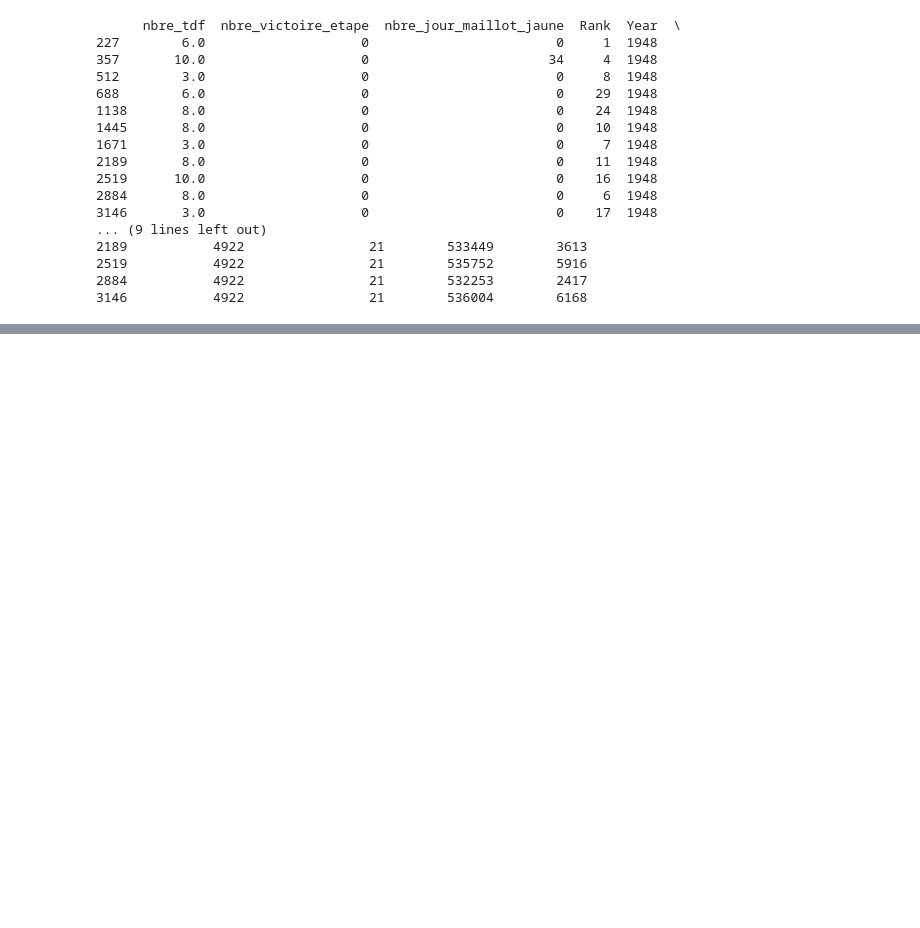
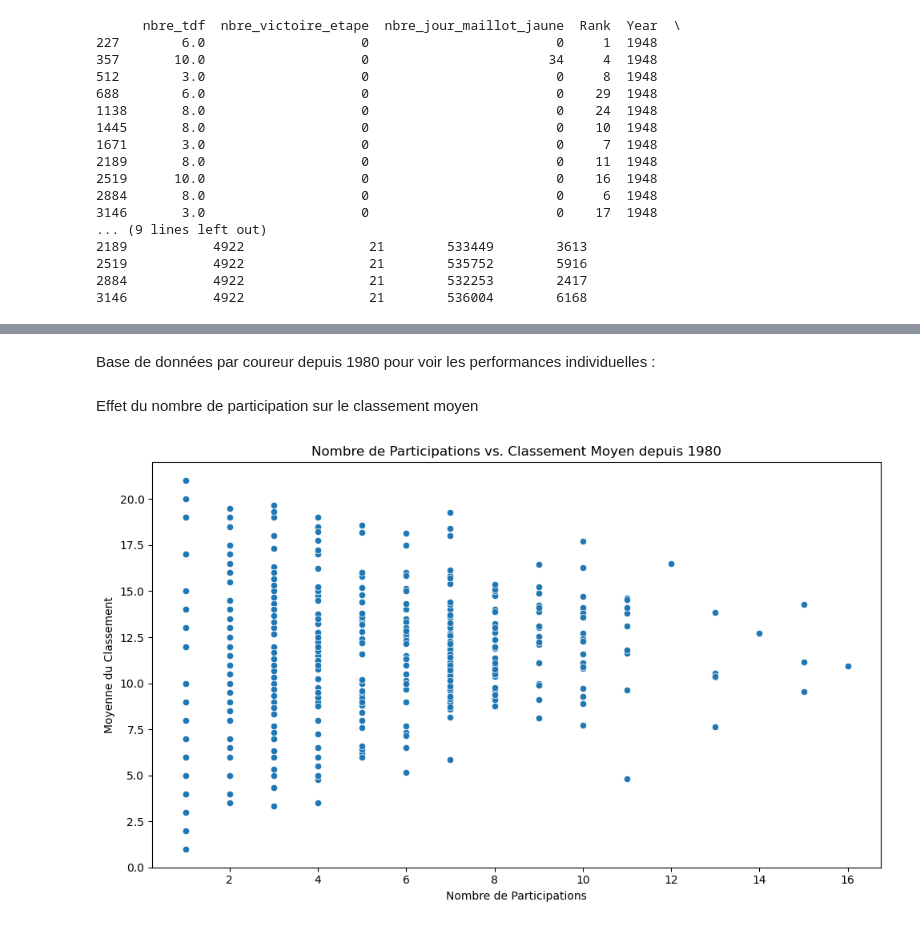
Before and after one commit to edequercize/Projet-Python, a Jupyter notebook: test_merge.ipynb, the cells around one changed output, grey strips where cells are left out. Drawn from its saved outputs; the diff is of its cells as text; code cells hidden in the pictures; blank space fills up the shorter version.

```diff
--- a/test_merge.ipynb
+++ b/test_merge.ipynb
@@ -235,0 +325,40 @@ print(groupe_1948)
+# %% [markdown]
+Base de données par coureur depuis 1980 pour voir les performances individuelles :
+# %%
+# Supposez que votre DataFrame initial soit 'df'
+
+# Filtrer les données pour les années à partir de 1980
+df_since_1980 = df[df['Year'].dt.year >= 1980]
+
+# Groupement par coureur
+grouped_by_rider_since_1980 = df_since_1980.groupby('nom')
+
+# Calcul des statistiques descriptives
+average_rank_since_1980 = grouped_by_rider_since_1980['classement'].mean()
+participation_count_since_1980 = grouped_by_rider_since_1980['Year'].count()
+variance_performance_since_1980 = grouped_by_rider_since_1980['classement'].var()
+
+# Création d'un nouveau DataFrame avec les données agrégées
+aggregated_data_since_1980 = pd.DataFrame({
+    'Moyenne_Classement': average_rank_since_1980,
+    'Nombre_Participations': participation_count_since_1980,
+    'Variance_Classement': variance_performance_since_1980
+})
+
+# Réinitialisation de l'index pour faire de 'nom' une colonne plutôt qu'un index
+aggregated_data_since_1980.reset_index(inplace=True)
+# %% [markdown]
+Effet du nombre de participation sur le classement moyen
+# %%
+# Tracer un nuage de points pour le nombre de participations vs. le classement moyen
+plt.figure(figsize=(10, 6))
+sns.scatterplot(x='Nombre_Participations', y='Moyenne_Classement', data=aggregated_data_since_1980)
+plt.title('Nombre de Participations vs. Classement Moyen depuis 1980')
+plt.xlabel('Nombre de Participations')
+plt.ylabel('Moyenne du Classement')
+plt.tight_layout()
+
+# Afficher le nuage de points
+plt.show()
+# %% [output]
+[figure, added]
```
Also changed, not shown: parts of 6 cells of this notebook.
